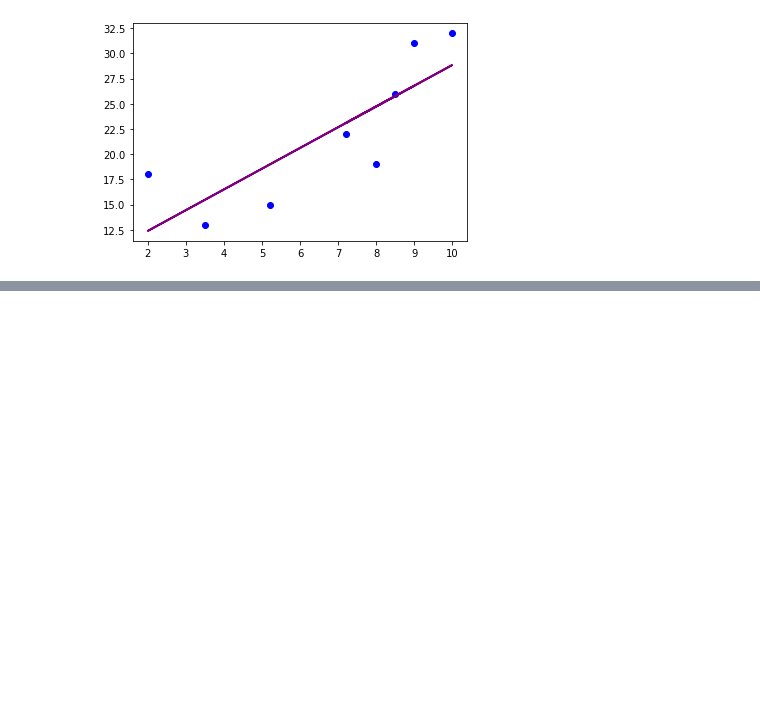
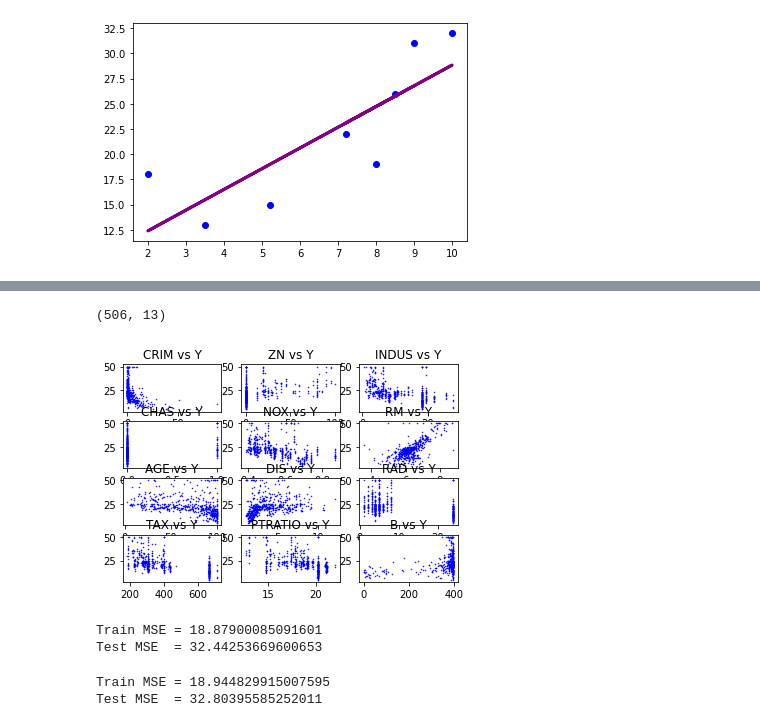
Before and after one commit to jasimahmedkhan/AI-Material, a Jupyter notebook: linear_regression.ipynb, the cells around one changed output, grey strips where cells are left out. Cells and saved outputs as stored; diff of their text form; code cells hidden in the pictures; blank space fills up the shorter version.

Commit message:
Adding prediction for boston housing prices

```diff
--- a/linear_regression.ipynb
+++ b/linear_regression.ipynb
@@ -45,0 +57,3 @@ plt.show()
+# %%
+from sklearn.datasets import load_boston
+boston_dataset =  load_boston()
@@ -45,0 +102,3 @@ plt.show()
+# %%
+boston_frame =  pd.DataFrame(boston_dataset.data, columns=boston_dataset.feature_names)
+boston_frame["Y"] = boston_dataset.target
@@ -45,0 +126,20 @@ plt.show()
+# %%
+X = boston_frame.drop("Y", axis=1)
+Y = boston_frame["Y"]
+print(X.shape)
+
+# Plot the Features X vs Y
+f, axarr = plt.subplots(4, 3)
+key_index = 0
+X_array = np.array(X)
+for i in range(4):
+    for j in range(3):
+        feature_name = boston_dataset.feature_names[key_index]
+        axarr[i][j].scatter(X_array[:, key_index], Y, s=0.25, color="blue")
+        axarr[i][j].set_title("{} vs Y".format(feature_name))
+        key_index += 1
+
+plt.show()
+# %% [output]
+(506, 13)
+[figure, added]
@@ -45,0 +148,33 @@ plt.show()
+# %%
+LM = LinearRegression()
+LM.fit(X_train, Y_train)
+
+Y_train_pred = LM.predict(X_train)
+Y_test_pred  = LM.predict(X_test)
+
+train_mse = sklearn.metrics.mean_squared_error(Y_train_pred, Y_train)
+test_mse  = sklearn.metrics.mean_squared_error(Y_test_pred, Y_test)
+
+print("Train MSE = {}".format(train_mse))
+print("Test MSE  = {}".format(test_mse))
+
+## As the testing error is greater than the training error the dataset is overfitting
+## We can use a regularized loss function e.g the Regularized Ridge Regression, Lasso, Elastic ... difference is how much we want to penalize the weights of the model
+# %% [output]
+Train MSE = 18.87900085091601
+Test MSE  = 32.44253669600653
+# %%
+LM = Ridge(alpha=0.5)
+LM.fit(X_train, Y_train)
+
+Y_train_pred = LM.predict(X_train)
+Y_test_pred = LM.predict(X_test)
+
+train_mse = sklearn.metrics.mean_squared_error(Y_train_pred, Y_train)
+test_mse = sklearn.metrics.mean_squared_error(Y_test_pred, Y_test)
+
+print("Train MSE = {}".format(train_mse))
+print("Test MSE  = {}".format(test_mse))
+# %% [output]
+Train MSE = 18.944829915007595
+Test MSE  = 32.80395585252011
```
Also changed, not shown: parts of 10 cells of this notebook.
